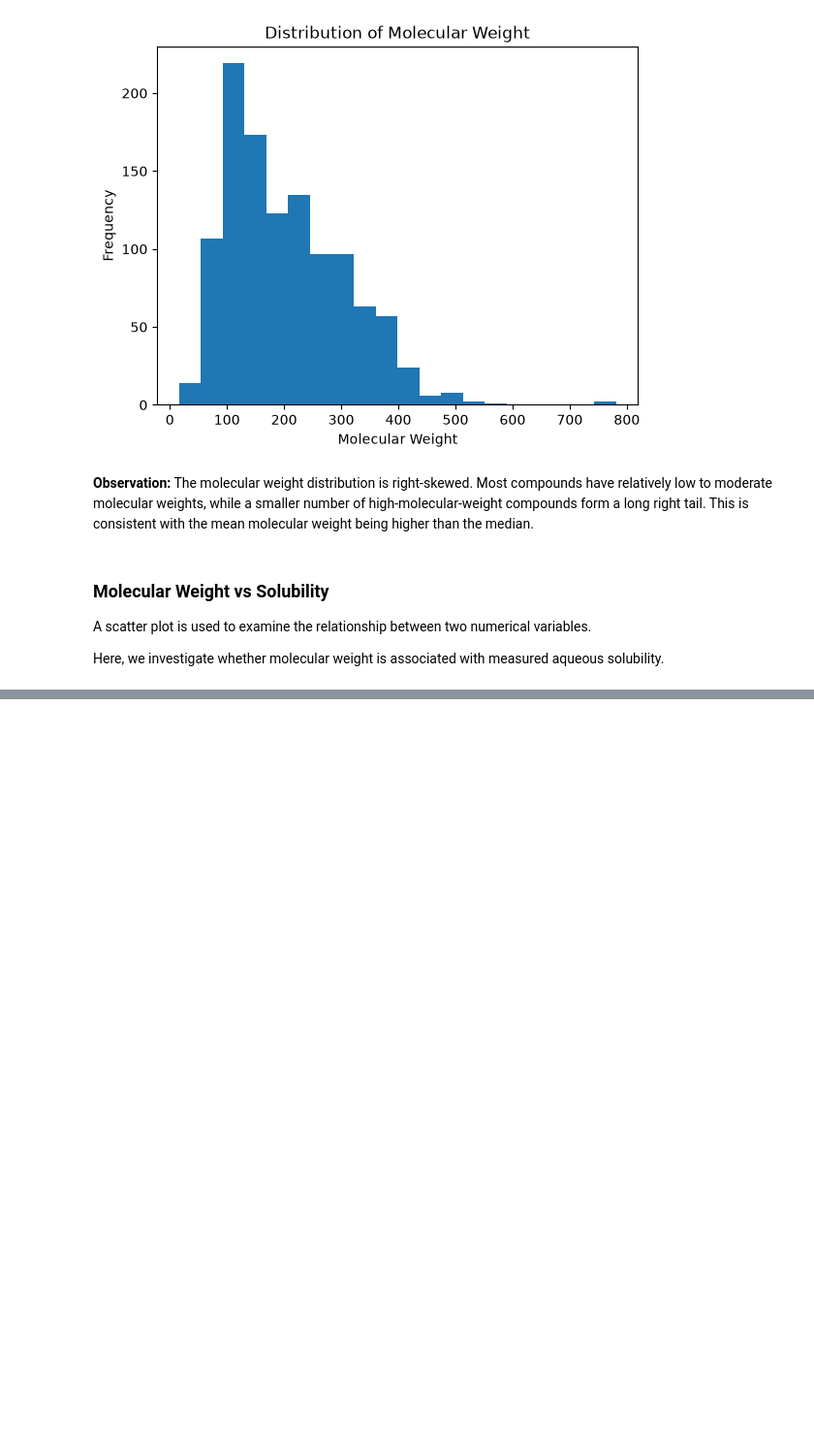
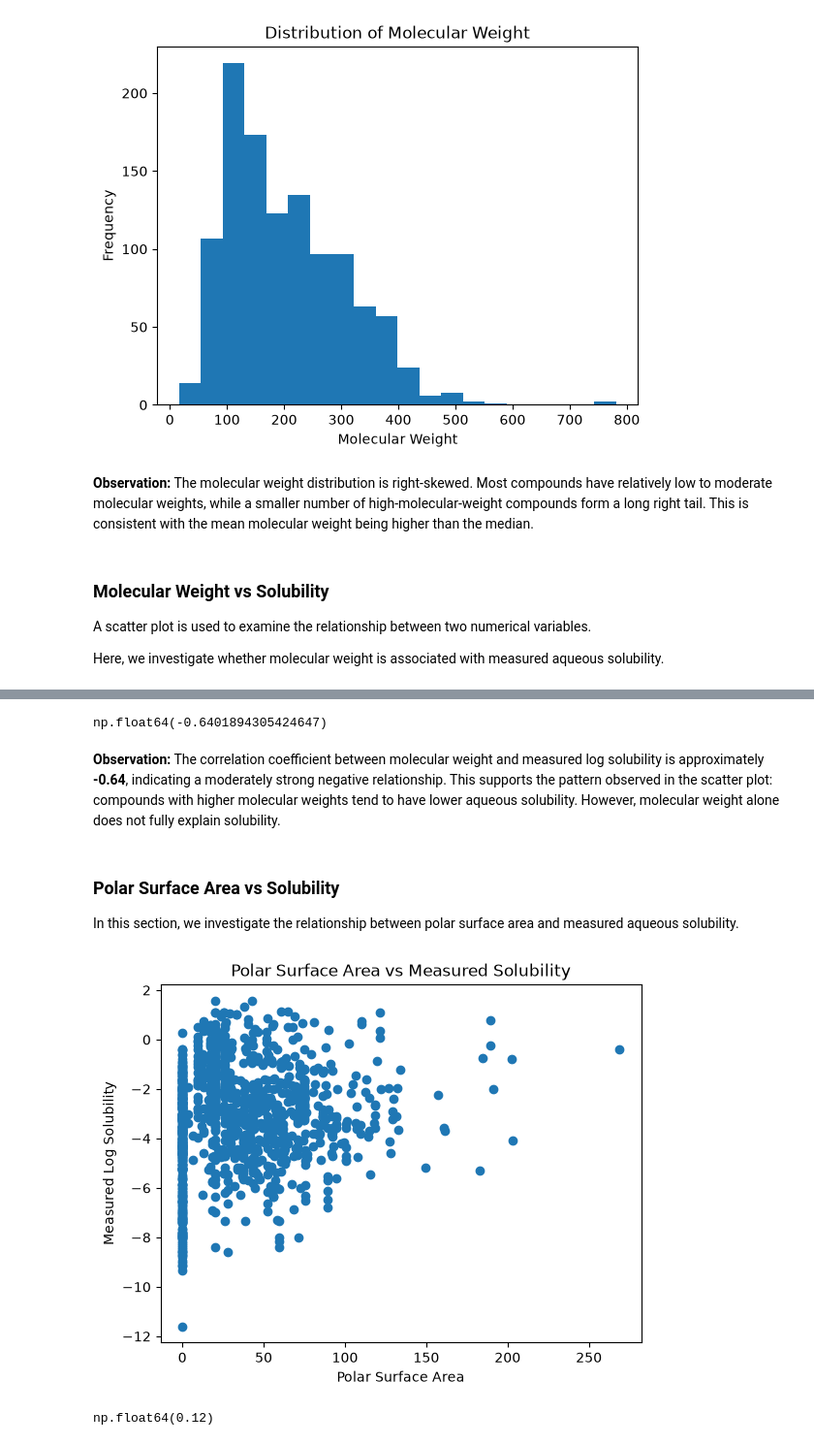
Before and after one commit to bernakayaoglu/Molecular-Solubility-Analysis, a Jupyter notebook: Molecular_Solubility_Analysis.ipynb, the cells around one changed output, grey strips where cells are left out. Shown at 97% size. Drawn from its saved outputs; the diff is of its cells as text; code cells hidden in the pictures; blank space fills up the shorter version.

```diff
--- a/Molecular_Solubility_Analysis.ipynb
+++ b/Molecular_Solubility_Analysis.ipynb
@@ -219,0 +243,31 @@ Here, we investigate whether molecular weight is associated with measured aqueou
+# %%
+df["Molecular Weight"].corr(
+    df["measured log solubility in mols per litre"]
+)
+# %% [output]
+np.float64(-0.6401894305424647)
+# %% [markdown]
+**Observation:** The correlation coefficient between molecular weight and measured log solubility is approximately **-0.64**, indicating a moderately strong negative relationship. This supports the pattern observed in the scatter plot: compounds with higher molecular weights tend to have lower aqueous solubility. However, molecular weight alone does not fully explain solubility.
+# %% [markdown]
+### Polar Surface Area vs Solubility
+
+In this section, we investigate the relationship between polar surface area and measured aqueous solubility.
+# %%
+plt.scatter(
+    df["Polar Surface Area"],
+    df["measured log solubility in mols per litre"]
+)
+
+plt.xlabel("Polar Surface Area")
+plt.ylabel("Measured Log Solubility")
+plt.title("Polar Surface Area vs Measured Solubility")
+
+plt.show()
+# %% [output]
+[figure, added]
+# %%
+df["Polar Surface Area"].corr(
+    df["measured log solubility in mols per litre"]
+).round(2)
+# %% [output]
+np.float64(0.12)
```
Also changed, not shown: parts of 20 cells of this notebook.
